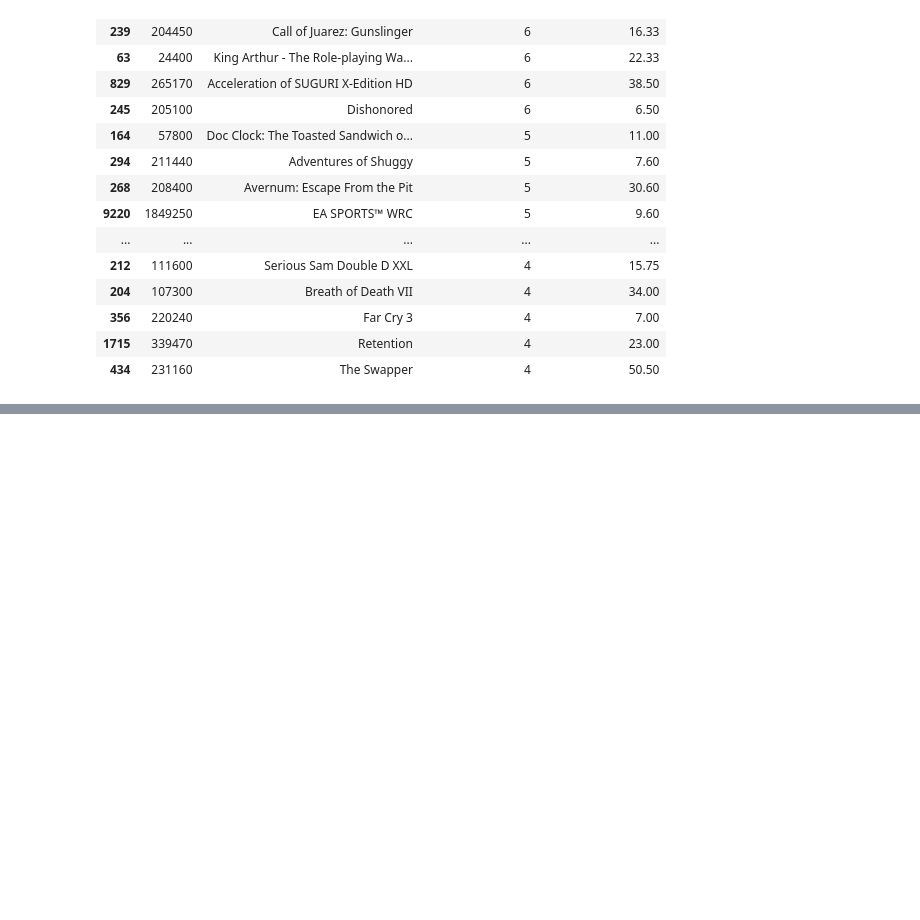
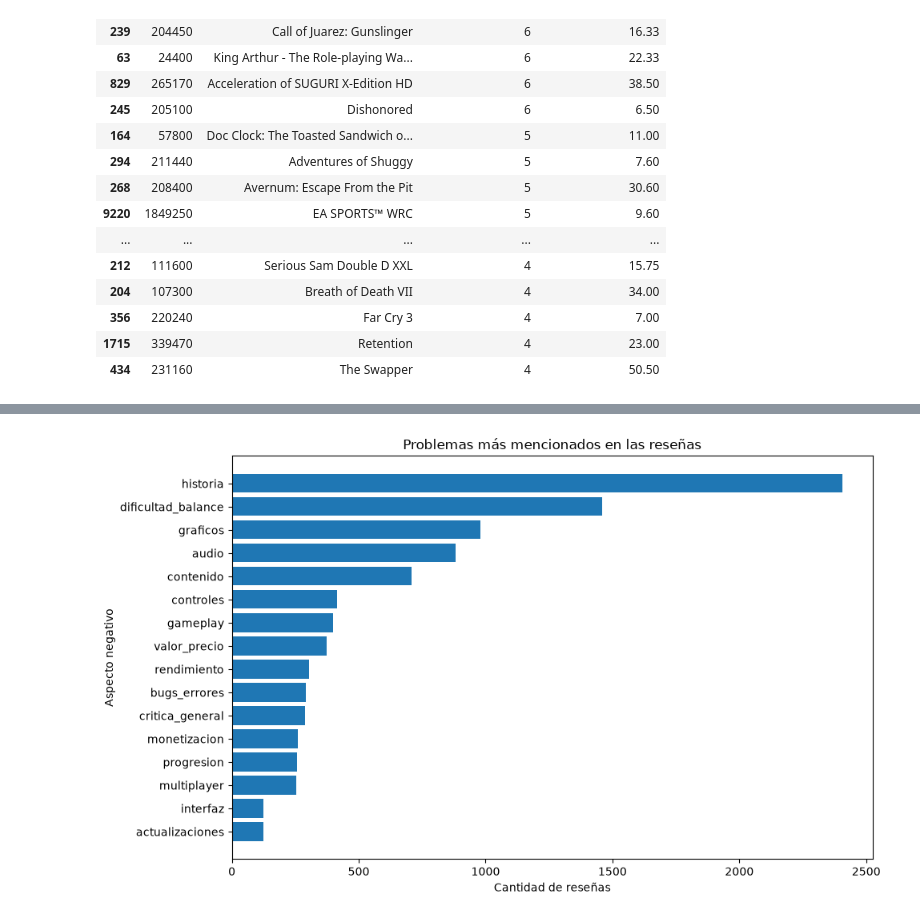
Before and after one commit to estebanler00/proyecto-final-data-analysis, a Jupyter notebook: notebooks/analisis-manu.ipynb, the cells around one changed output, grey strips where cells are left out. Saved outputs shown, nothing was run; the diff lists cells and outputs as text; code cells hidden in the pictures; blank space fills up the shorter version.

```diff
--- a/notebooks/analisis-manu.ipynb
+++ b/notebooks/analisis-manu.ipynb
@@ -717,0 +957,18 @@ El siguiente paso del proyecto será combinar el análisis textual con el datase
+# %%
+frecuencia_categorias = Counter()
+
+for problemas in df_reviews_nlp["problemas_detectados"]:
+
+    for categoria in problemas.keys():
+        frecuencia_categorias[categoria] += 1
+
+
+df_problemas = pd.DataFrame(
+    frecuencia_categorias.items(),
+    columns=["problema", "cantidad_resenas"]
+).sort_values(
+    "cantidad_resenas",
+    ascending=False
+)
+
+df_problemas
@@ -717,0 +1224,20 @@ El siguiente paso del proyecto será combinar el análisis textual con el datase
+# %%
+#negativos
+
+plt.figure(figsize=(10, 6))
+
+plt.barh(
+    df_problemas["problema"],
+    df_problemas["cantidad_resenas"]
+)
+
+plt.xlabel("Cantidad de reseñas")
+plt.ylabel("Aspecto negativo")
+plt.title("Problemas más mencionados en las reseñas")
+
+plt.gca().invert_yaxis()
+
+plt.tight_layout()
+plt.show()
+# %% [output]
+[figure, added]
```
Also changed, not shown: parts of 27 cells of this notebook, 1 other file.
